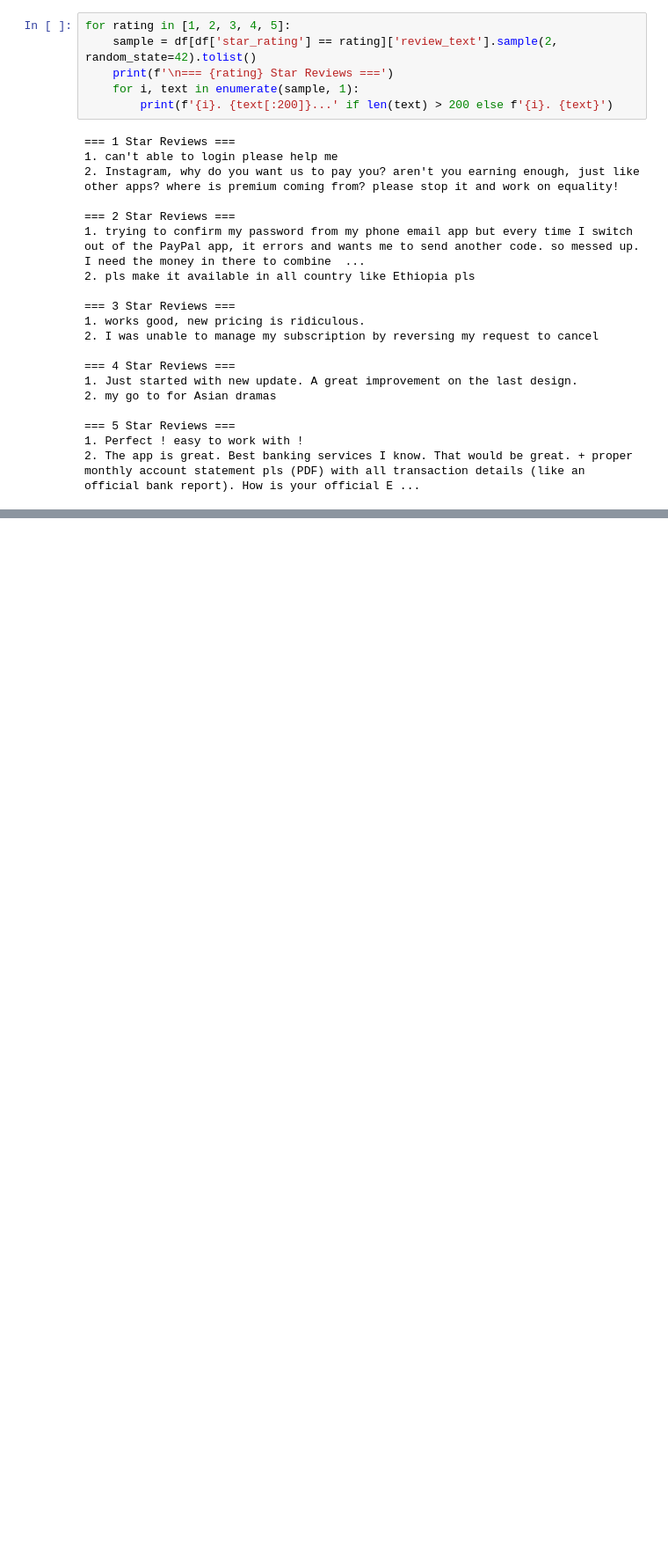
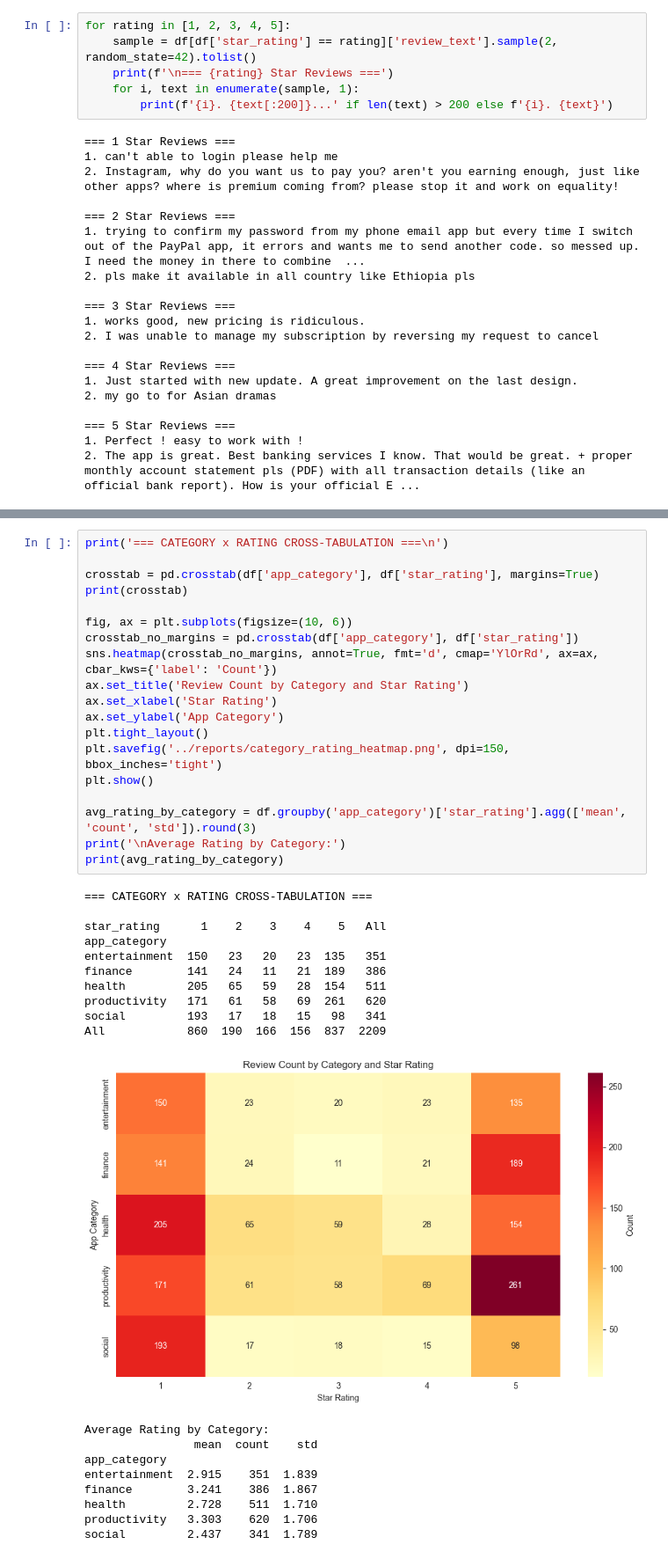
Before and after one commit to rohit913/mobile_app_review_classifier, a Jupyter notebook: Note book/02_eda.ipynb, the cells around one changed output, grey strips where cells are left out. Shown at 88% size. Saved outputs shown, nothing was run; the diff lists cells and outputs as text; blank space fills up the shorter version.

```diff
--- a/Note book/02_eda.ipynb
+++ b/Note book/02_eda.ipynb
@@ -156,0 +204,39 @@ for rating in [1, 2, 3, 4, 5]:
+# %%
+print('=== CATEGORY x RATING CROSS-TABULATION ===\n')
+
+crosstab = pd.crosstab(df['app_category'], df['star_rating'], margins=True)
+print(crosstab)
+
+fig, ax = plt.subplots(figsize=(10, 6))
+crosstab_no_margins = pd.crosstab(df['app_category'], df['star_rating'])
+sns.heatmap(crosstab_no_margins, annot=True, fmt='d', cmap='YlOrRd', ax=ax, cbar_kws={'label': 'Count'})
+ax.set_title('Review Count by Category and Star Rating')
+ax.set_xlabel('Star Rating')
+ax.set_ylabel('App Category')
+plt.tight_layout()
+plt.savefig('../reports/category_rating_heatmap.png', dpi=150, bbox_inches='tight')
+plt.show()
+
+avg_rating_by_category = df.groupby('app_category')['star_rating'].agg(['mean', 'count', 'std']).round(3)
+print('\nAverage Rating by Category:')
+print(avg_rating_by_category)
+# %% [output]
+=== CATEGORY x RATING CROSS-TABULATION ===
+
+star_rating      1    2    3    4    5   All
+app_category
+entertainment  150   23   20   23  135   351
+finance        141   24   11   21  189   386
+health         205   65   59   28  154   511
+productivity   171   61   58   69  261   620
+social         193   17   18   15   98   341
+All            860  190  166  156  837  2209
+[figure, added]
+Average Rating by Category:
+                mean  count    std
+app_category
+entertainment  2.915    351  1.839
+finance        3.241    386  1.867
+health         2.728    511  1.710
+productivity   3.303    620  1.706
+social         2.437    341  1.789
```
Also changed, not shown: parts of 10 cells of this notebook, 8 other files.
